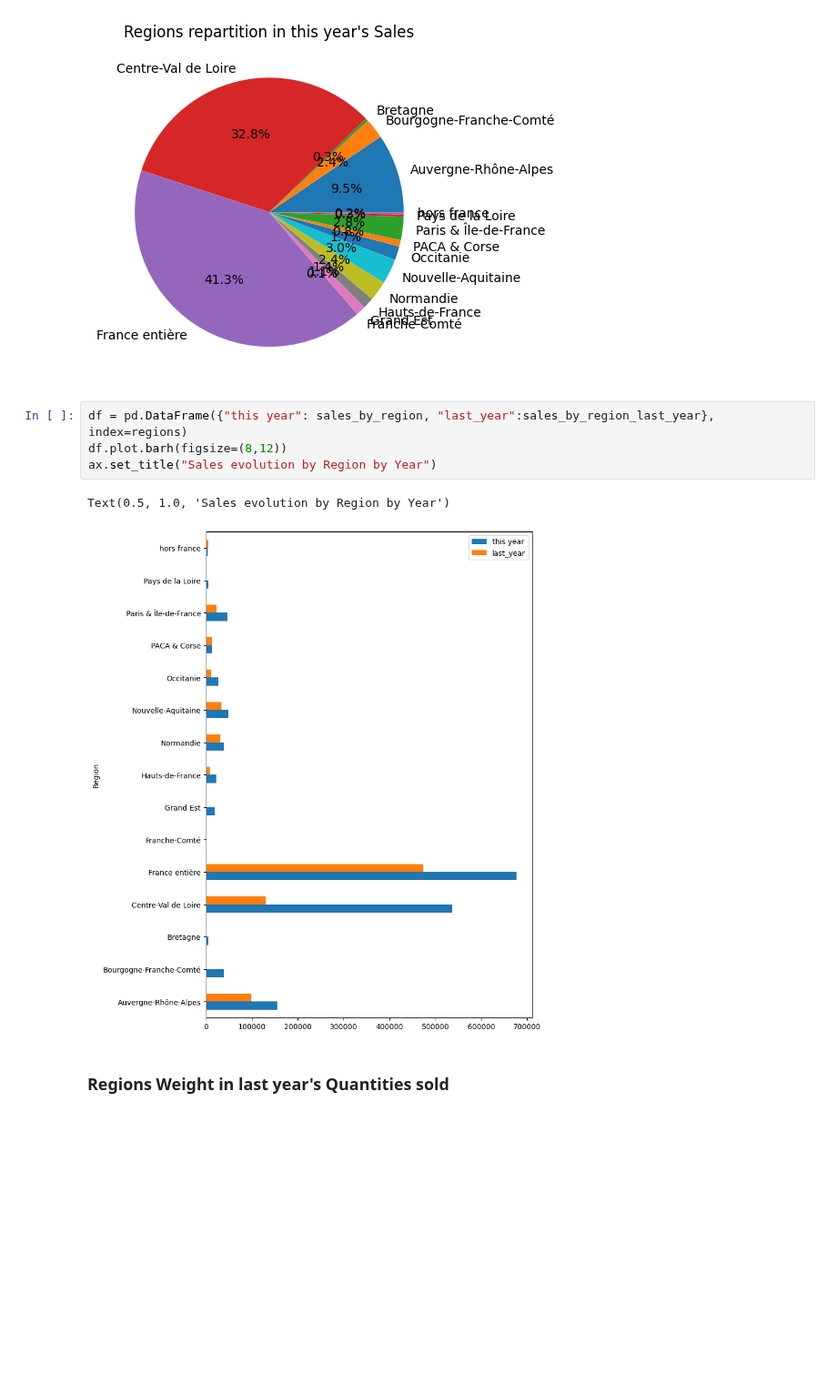
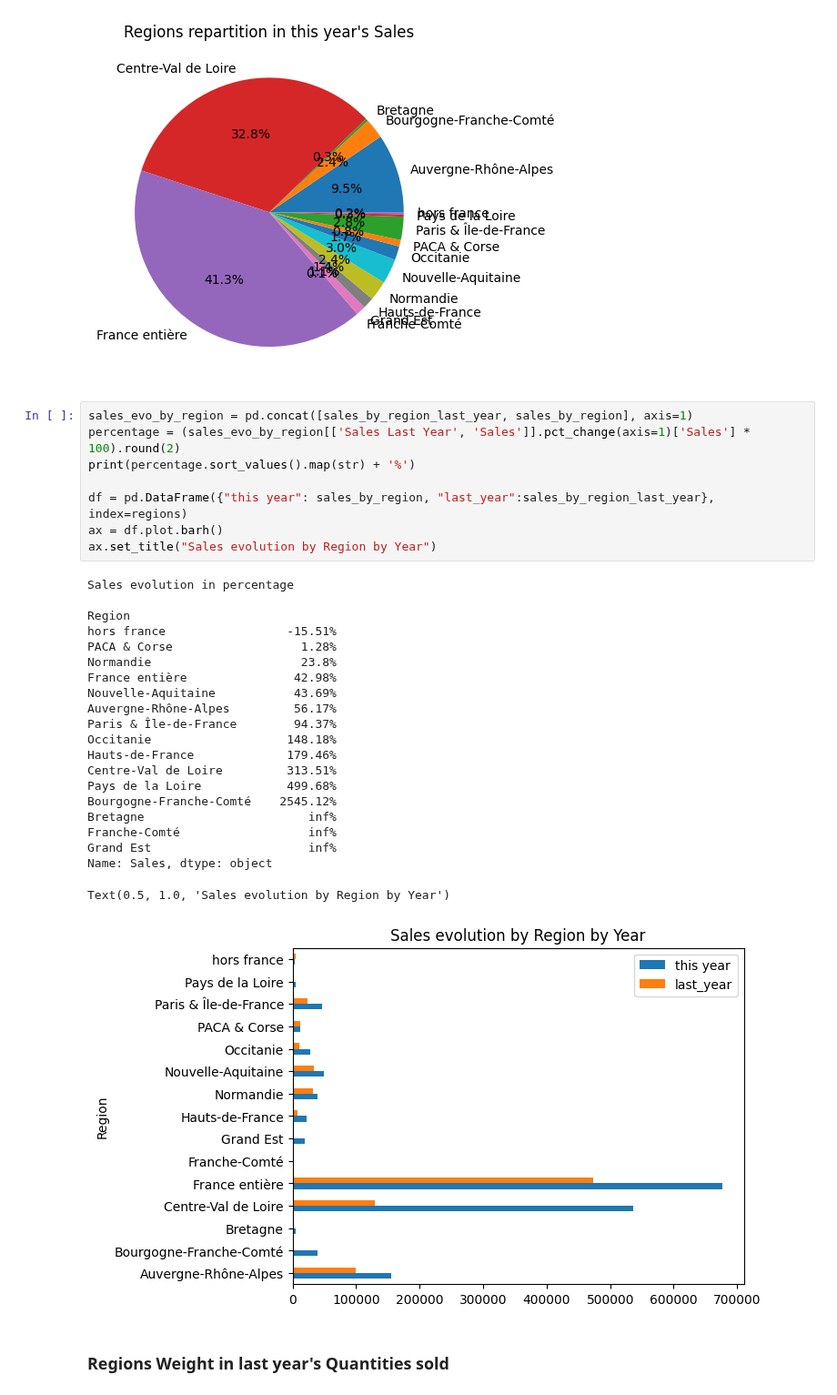
Before and after one commit to Alhuin/SmartBoxAnalysis, a Jupyter notebook: SmartBoxAnalysis.ipynb, the cells around one changed output. Shown at 91% size. Cells and saved outputs as stored; diff of their text form; blank space fills up the shorter version.

```diff
--- a/SmartBoxAnalysis.ipynb
+++ b/SmartBoxAnalysis.ipynb
@@ -263,12 +293,35 @@ Name: Sales, dtype: float64
 Text(0.5, 1.0, "Regions repartition in this year's Sales")
 [figure]
 # %%
+sales_evo_by_region = pd.concat([sales_by_region_last_year, sales_by_region], axis=1)
+percentage = (sales_evo_by_region[['Sales Last Year', 'Sales']].pct_change(axis=1)['Sales'] * 100).round(2)
+print(percentage.sort_values().map(str) + '%')
+
 df = pd.DataFrame({"this year": sales_by_region, "last_year":sales_by_region_last_year}, index=regions)
-df.plot.barh(figsize=(8,12))
+ax = df.plot.barh()
 ax.set_title("Sales evolution by Region by Year")
 # %% [output]
-Text(0.5, 1.0, 'Sales evolution by Region by Year')
+Sales evolution in percentage
+
+Region
+hors france                 -15.51%
+PACA & Corse                  1.28%
+Normandie                     23.8%
+France entière               42.98%
+Nouvelle-Aquitaine           43.69%
+Auvergne-Rhône-Alpes         56.17%
+Paris & Île-de-France        94.37%
+Occitanie                   148.18%
+Hauts-de-France             179.46%
+Centre-Val de Loire         313.51%
+Pays de la Loire            499.68%
+Bourgogne-Franche-Comté    2545.12%
+Bretagne                       inf%
+Franche-Comté                  inf%
+Grand Est                      inf%
+Name: Sales, dtype: object
+Text(0.5, 1.0, 'Sales evolution by Region by Year')
-[figure, old version]
+[figure, new version]
 # %% [markdown]
 ### Regions Weight in last year's Quantities sold
 # %%
```
Also changed, not shown: parts of 9 cells of this notebook.
